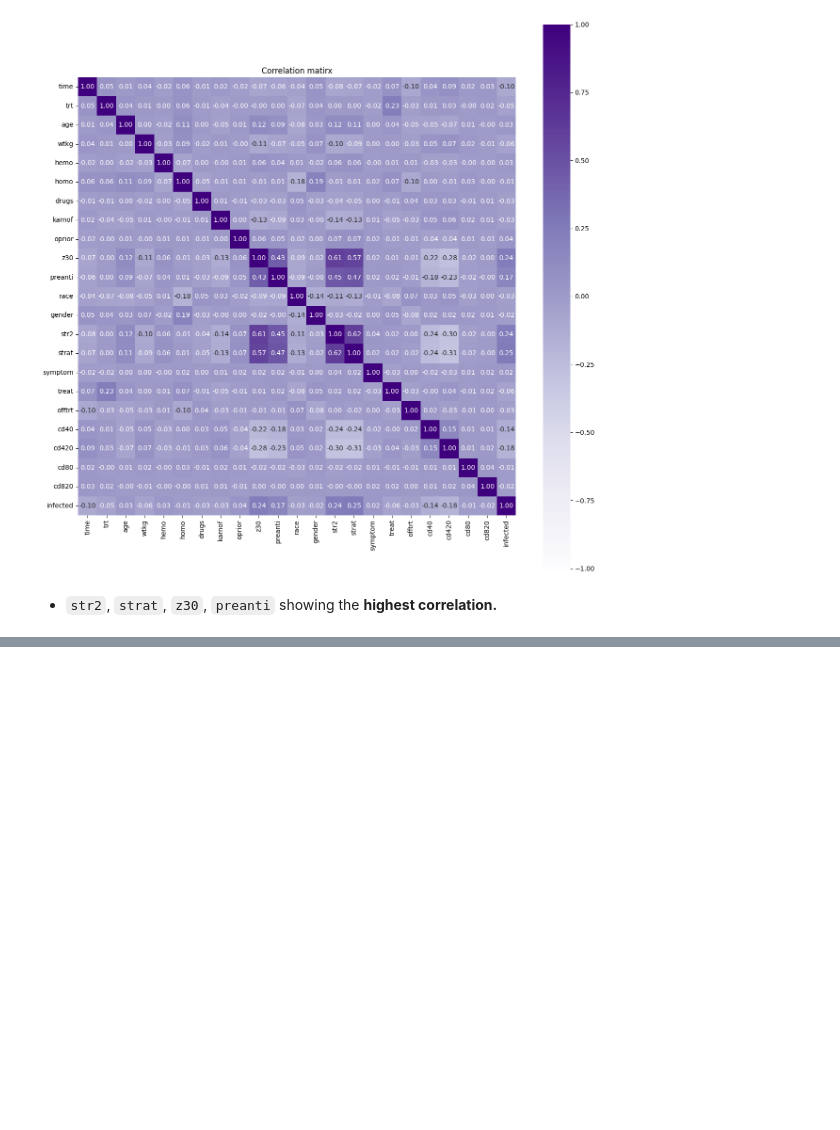
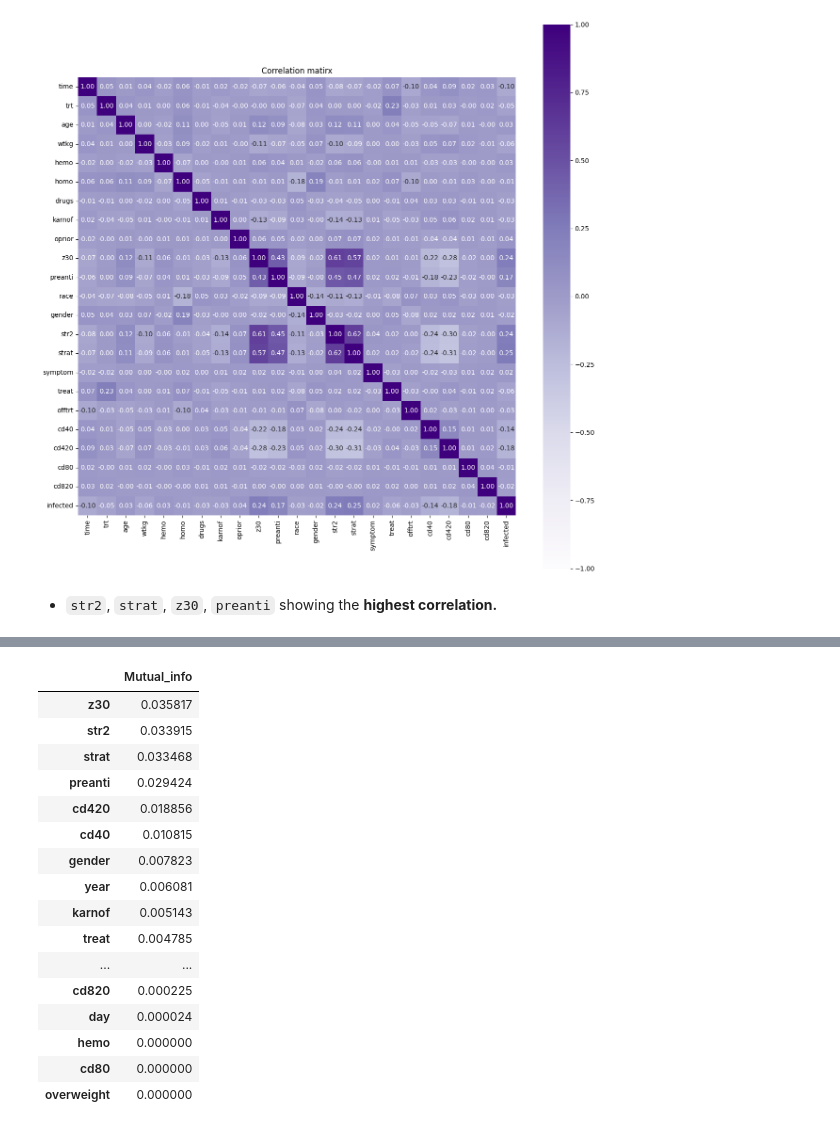
Before and after one commit to yanicodeverse/AIDS_Virus_Infection_Prediction, a Jupyter notebook: AIDS.ipynb, the cells around one changed output, grey strips where cells are left out. Saved outputs shown, nothing was run; the diff lists cells and outputs as text; code cells hidden in the pictures; blank space fills up the shorter version.

```diff
--- a/AIDS.ipynb
+++ b/AIDS.ipynb
@@ -367,0 +465,26 @@ Text(0.5, 1.0, 'Correlation matirx')
+# %%
+mi_x = df_copy.drop('infected', axis=1)
+mi_y = df_copy['infected']
+
+mi = mutual_info_classif(mi_x, mi_y, random_state=10)
+mi_df = pd.DataFrame(mi, index = mi_x.columns, columns=['Mutual_info'])
+mi_df = mi_df.sort_values(by='Mutual_info', ascending=False)
+mi_df
+# %% [output]
+|  | Mutual_info |
+| z30 | 0.035817 |
+| str2 | 0.033915 |
+| strat | 0.033468 |
+| preanti | 0.029424 |
+| cd420 | 0.018856 |
+| cd40 | 0.010815 |
+| gender | 0.007823 |
+| year | 0.006081 |
+| karnof | 0.005143 |
+| treat | 0.004785 |
+| ... | ... |
+| cd820 | 0.000225 |
+| day | 0.000024 |
+| hemo | 0.000000 |
+| cd80 | 0.000000 |
+| overweight | 0.000000 |
```
Also changed, not shown: parts of 6 cells of this notebook.
